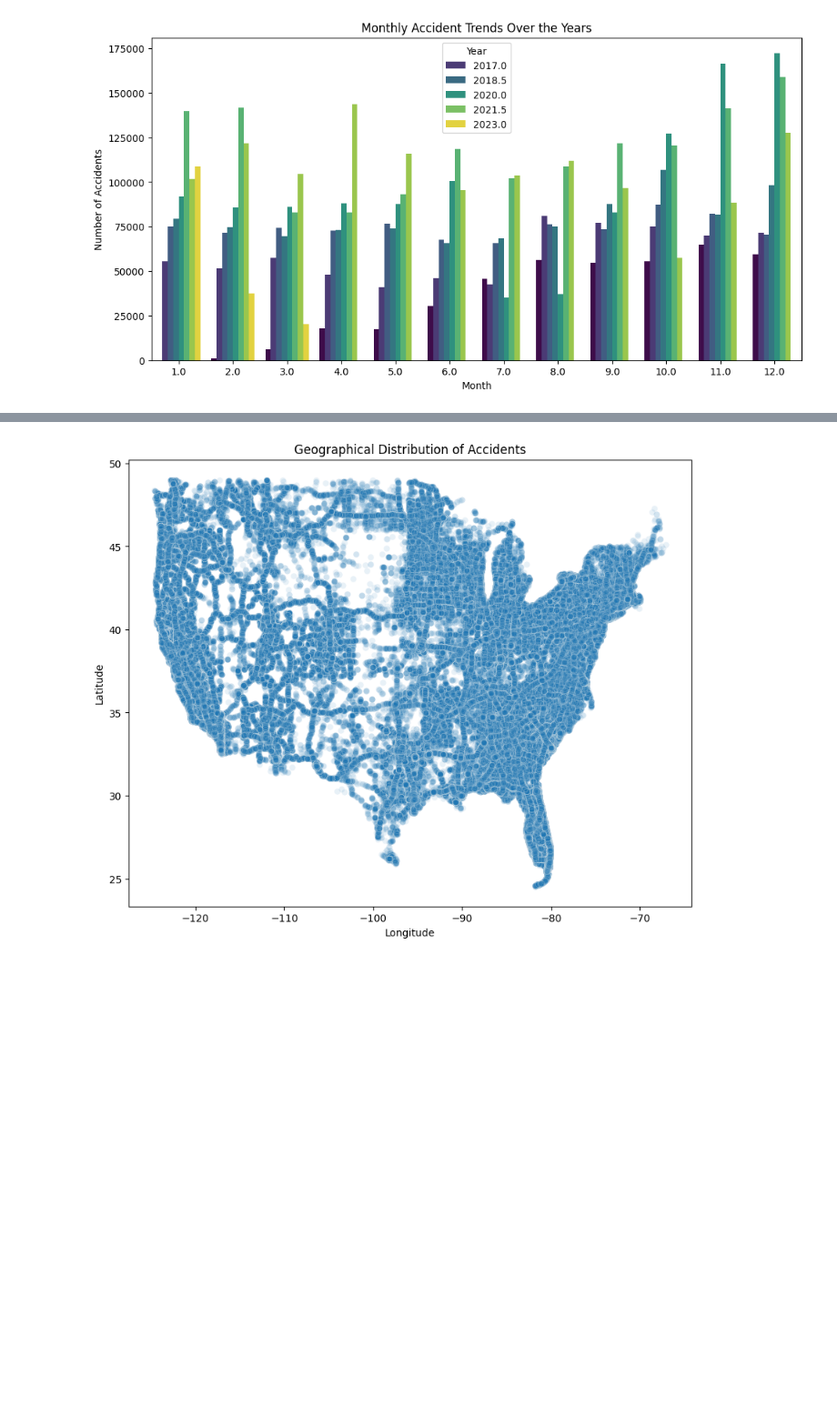
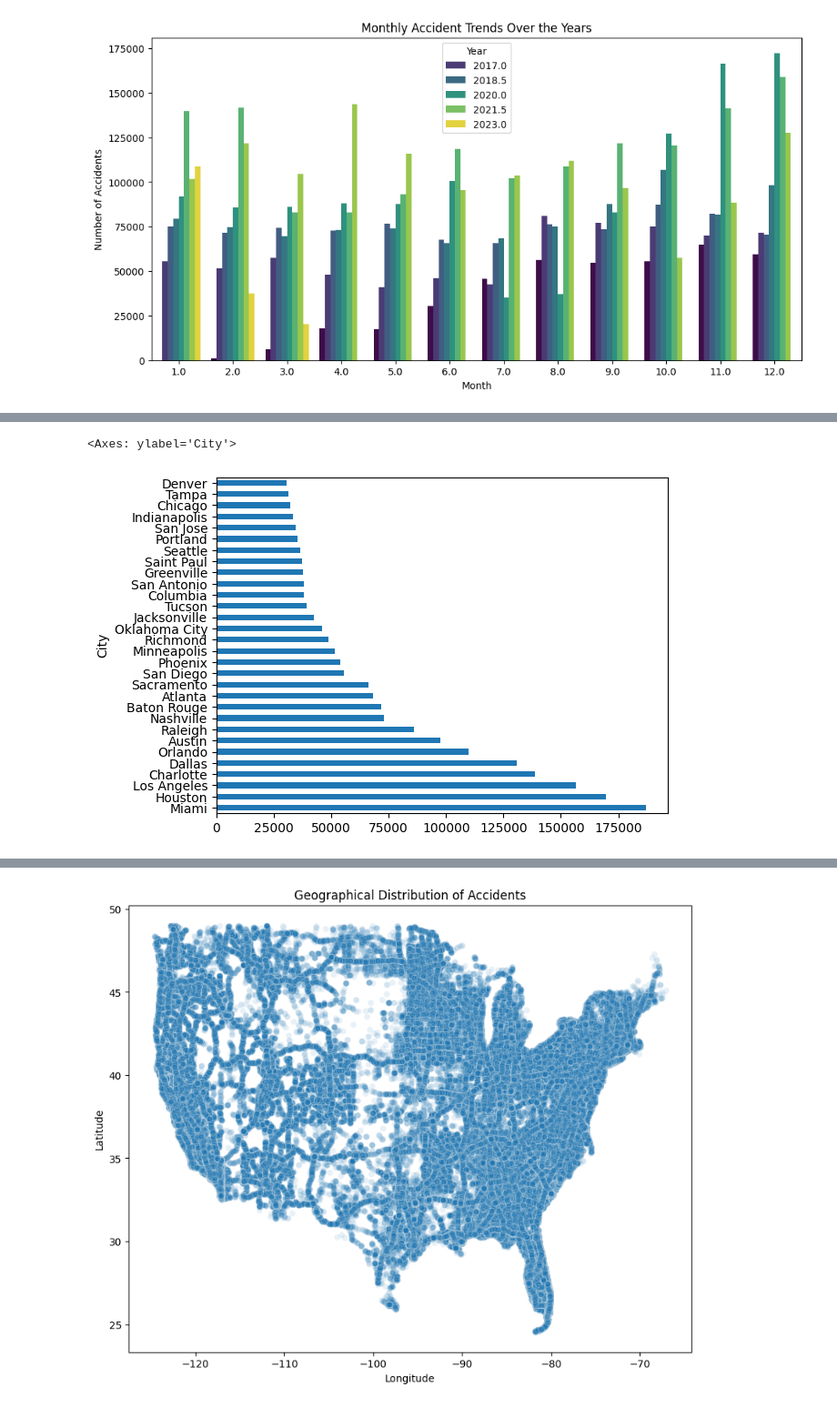
Before and after one commit to burakbasher/team12-Accident-Probability, a Jupyter notebook: DataMining.ipynb, the cells around one changed output, grey strips where cells are left out. Shown at 91% size. Drawn from its saved outputs; the diff is of its cells as text; code cells hidden in the pictures; blank space fills up the shorter version.

```diff
--- a/DataMining.ipynb
+++ b/DataMining.ipynb
@@ -459,0 +562,3 @@ if 'Month' in df.columns and 'Year' in df.columns:
+# %%
+cities_by_accident= df['City'].value_counts()
+cities_by_accident
@@ -459,0 +581,5 @@ if 'Month' in df.columns and 'Year' in df.columns:
+# %%
+cities_by_accident[:30].plot(kind =  'barh')
+# %% [output]
+<Axes: ylabel='City'>
+[figure, added]
```
Also changed, not shown: parts of 26 cells of this notebook.
